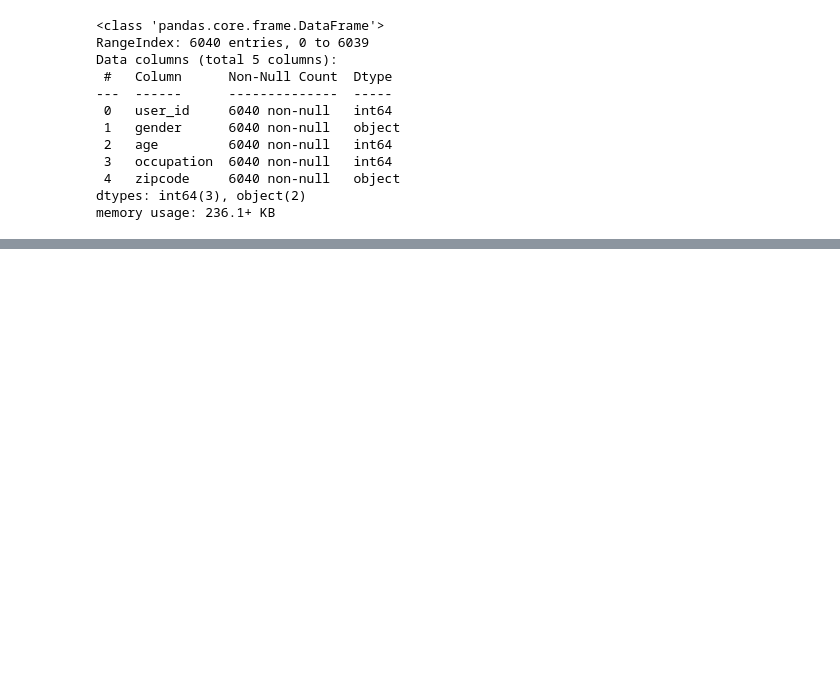
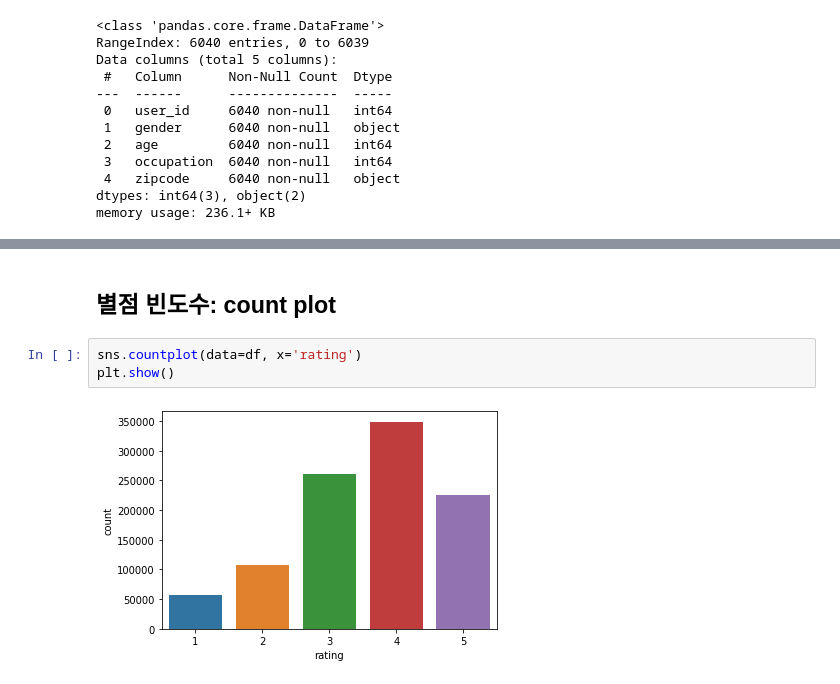
Before and after one commit to JakeOh/202208_itw_java134_lab_python, a Jupyter notebook: py25_movielens.ipynb, the cells around one changed output, grey strips where cells are left out. Drawn from its saved outputs; the diff is of its cells as text; blank space fills up the shorter version.

```diff
--- a/py25_movielens.ipynb
+++ b/py25_movielens.ipynb
@@ -322,0 +407,7 @@ memory usage: 236.1+ KB
+# %% [markdown]
+## 별점 빈도수: count plot
+# %%
+sns.countplot(data=df, x='rating')
+plt.show()
+# %% [output]
+[figure, added]
```
Also changed, not shown: parts of 23 cells of this notebook.
